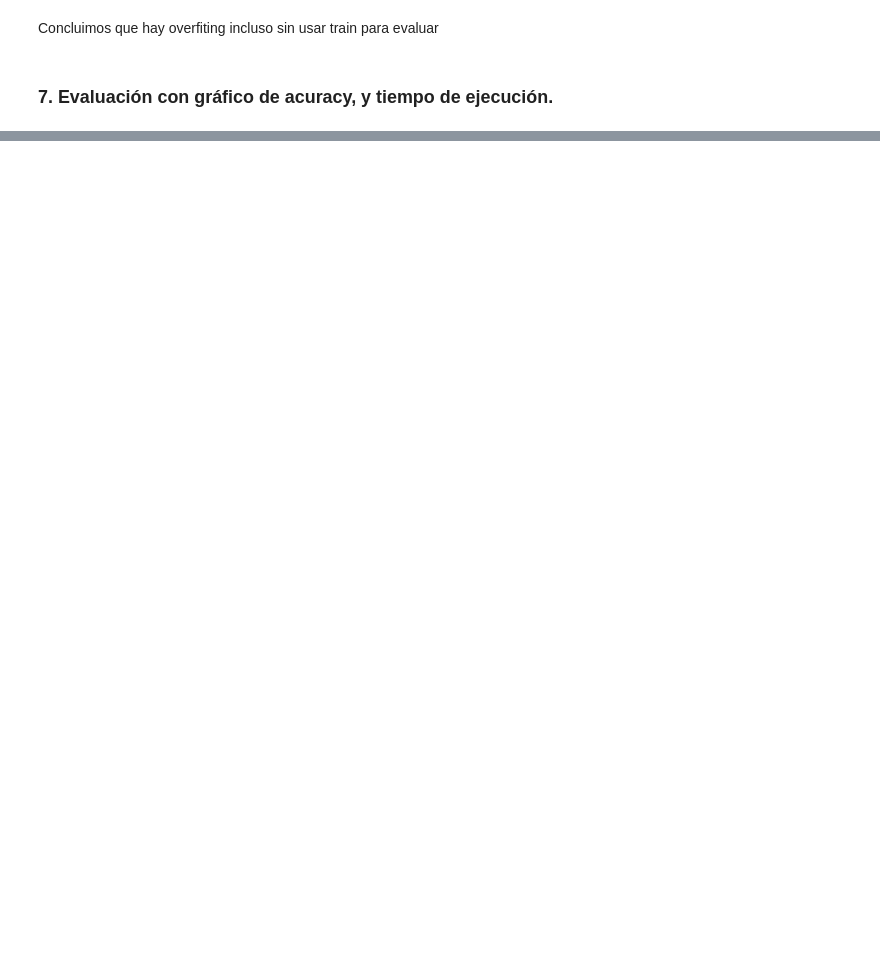
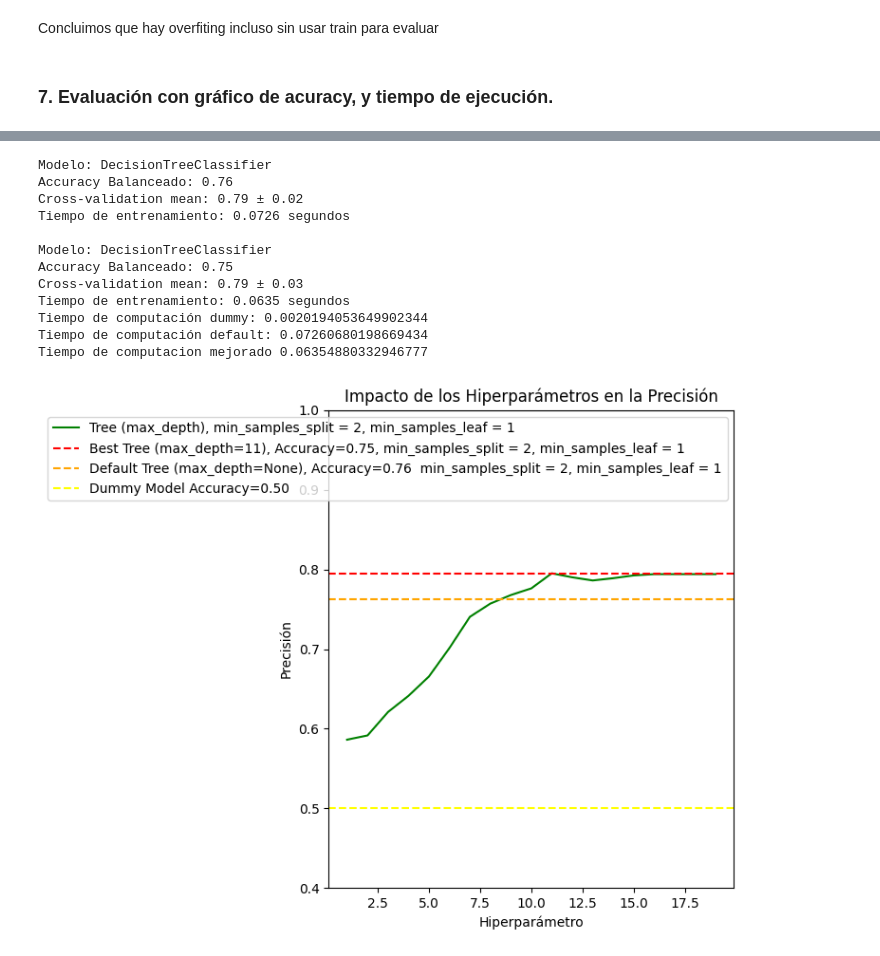
Before and after one commit to 100451061/proyecto_aprendizaje_automatico, a Jupyter notebook: notebooks/modelo.ipynb, the cells around one changed output, grey strips where cells are left out. Saved outputs shown, nothing was run; the diff lists cells and outputs as text; code cells hidden in the pictures; blank space fills up the shorter version.

```diff
--- a/notebooks/modelo.ipynb
+++ b/notebooks/modelo.ipynb
@@ -350,0 +352,40 @@ best_knn_pipeline.named_steps.get('knn', None).n_neighbors
+# %%
+# Evaluación del KNN
+tree_model, tree_acc, tree_train_time = train_and_evaluate_model(tree_model, X_train, y_train, X_test, y_test)
+best_tree_model, best_tree_acc, best_tree_train_time = train_and_evaluate_model(best_tree, X_train, y_train, X_test, y_test)
+tree_accuracies = grid_tree.cv_results_['mean_test_score']
+
+# Graficar los resultados
+plt.figure(figsize=(12, 6))
+
+# Gráfico de precisión
+plt.subplot(1, 2, 1)
+plt.plot(range(1,len(tree_accuracies)+1), tree_accuracies, label='Tree (max_depth), min_samples_split = 2, min_samples_leaf = 1', color='g')
+plt.axhline(y=max(tree_accuracies) , linestyle='--', color='r', label=f'Best Tree (max_depth={list(tree_accuracies).index(max(tree_accuracies))+1}), Accuracy={best_tree_acc:.2f}, min_samples_split = 2, min_samples_leaf = 1')
+plt.axhline(y=tree_acc , linestyle='--', color='orange', label=f'Default Tree (max_depth={tree_model.get_params()["max_depth"]}), Accuracy={tree_acc:.2f}  min_samples_split = {tree_model.get_params()["min_samples_split"]}, min_samples_leaf = {tree_model.get_params()["min_samples_leaf"]}')
+plt.axhline(y=dummy_acc, linestyle='--', color='yellow', label=f'Dummy Model Accuracy={dummy_acc:.2f}')
+plt.title('Impacto de los Hiperparámetros en la Precisión')
+plt.xlabel('Hiperparámetro')
+plt.ylabel('Precisión')
+plt.legend()
+plt.ylim(0.4, 1)
+
+# Gráfico de tiempo de computación
+print(f"Tiempo de computación dummy: {dummy_train_time}\nTiempo de computación default: {tree_train_time}\nTiempo de computacion mejorado {best_tree_train_time}")
+
+plt.tight_layout()
+plt.show()
+# %% [output]
+Modelo: DecisionTreeClassifier
+Accuracy Balanceado: 0.76
+Cross-validation mean: 0.79 ± 0.02
+Tiempo de entrenamiento: 0.0726 segundos
+
+Modelo: DecisionTreeClassifier
+Accuracy Balanceado: 0.75
+Cross-validation mean: 0.79 ± 0.03
+Tiempo de entrenamiento: 0.0635 segundos
+Tiempo de computación dummy: 0.0020194053649902344
+Tiempo de computación default: 0.07260680198669434
+Tiempo de computacion mejorado 0.06354880332946777
+[figure, added]
```
Also changed, not shown: parts of 11 cells of this notebook.
